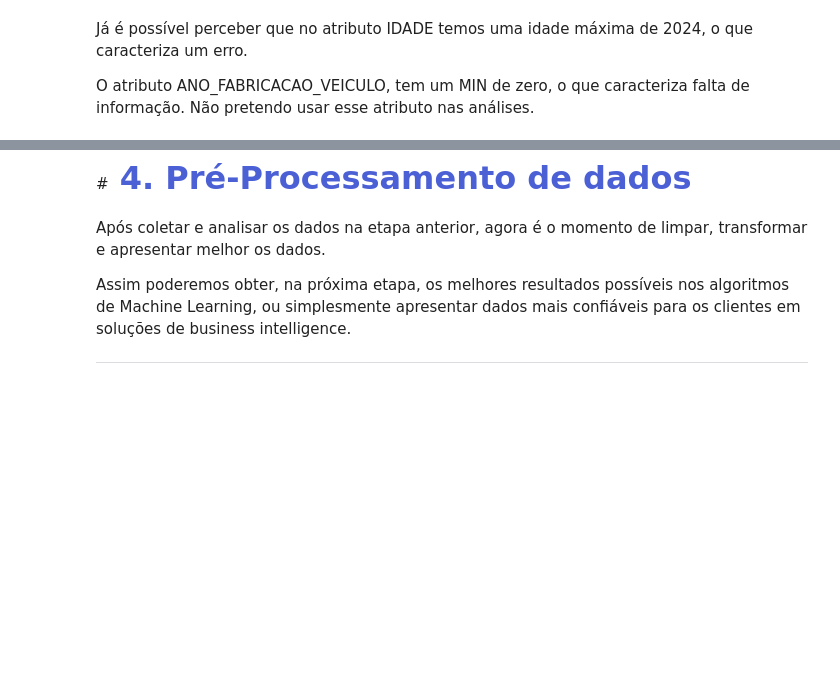
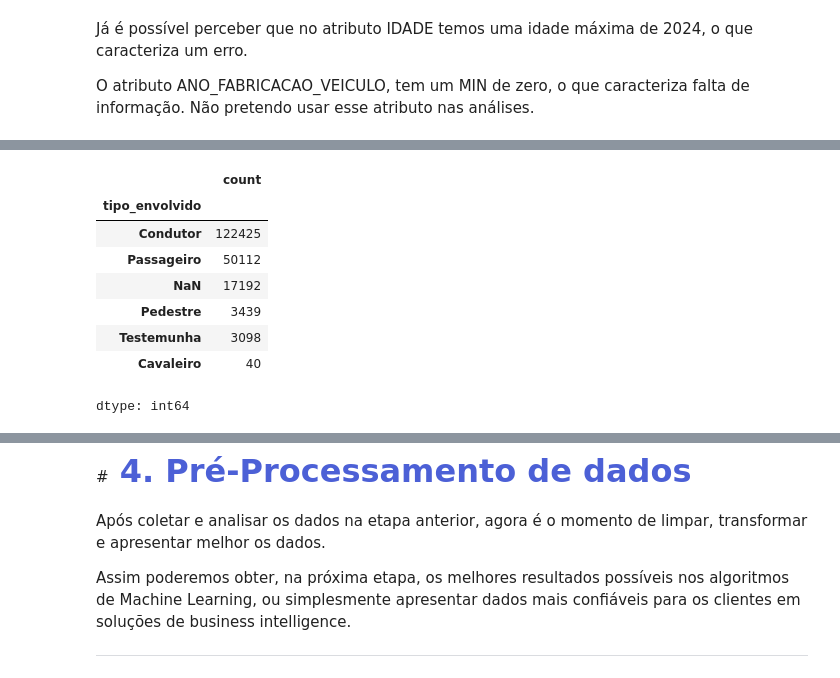
Before and after one commit to gabrielmprata/acidentes_transito, a Jupyter notebook: Acidentes_Rodoviarios_PreProc.ipynb, the cells around one changed output, grey strips where cells are left out. Drawn from its saved outputs; the diff is of its cells as text; code cells hidden in the pictures; blank space fills up the shorter version.

```diff
--- a/Acidentes_Rodoviarios_PreProc.ipynb
+++ b/Acidentes_Rodoviarios_PreProc.ipynb
@@ -462,0 +497,12 @@ O atributo ANO_FABRICACAO_VEICULO, tem um MIN de zero, o que caracteriza falta d
+# %%
+df_pessoas.tipo_envolvido.value_counts(dropna=False) #quantidade
+# %% [output]
+|  | count |
+| tipo_envolvido |  |
+| Condutor | 122425 |
+| Passageiro | 50112 |
+| NaN | 17192 |
+| Pedestre | 3439 |
+| Testemunha | 3098 |
+| Cavaleiro | 40 |
+dtype: int64
```
Also changed, not shown: parts of 10 cells of this notebook.
